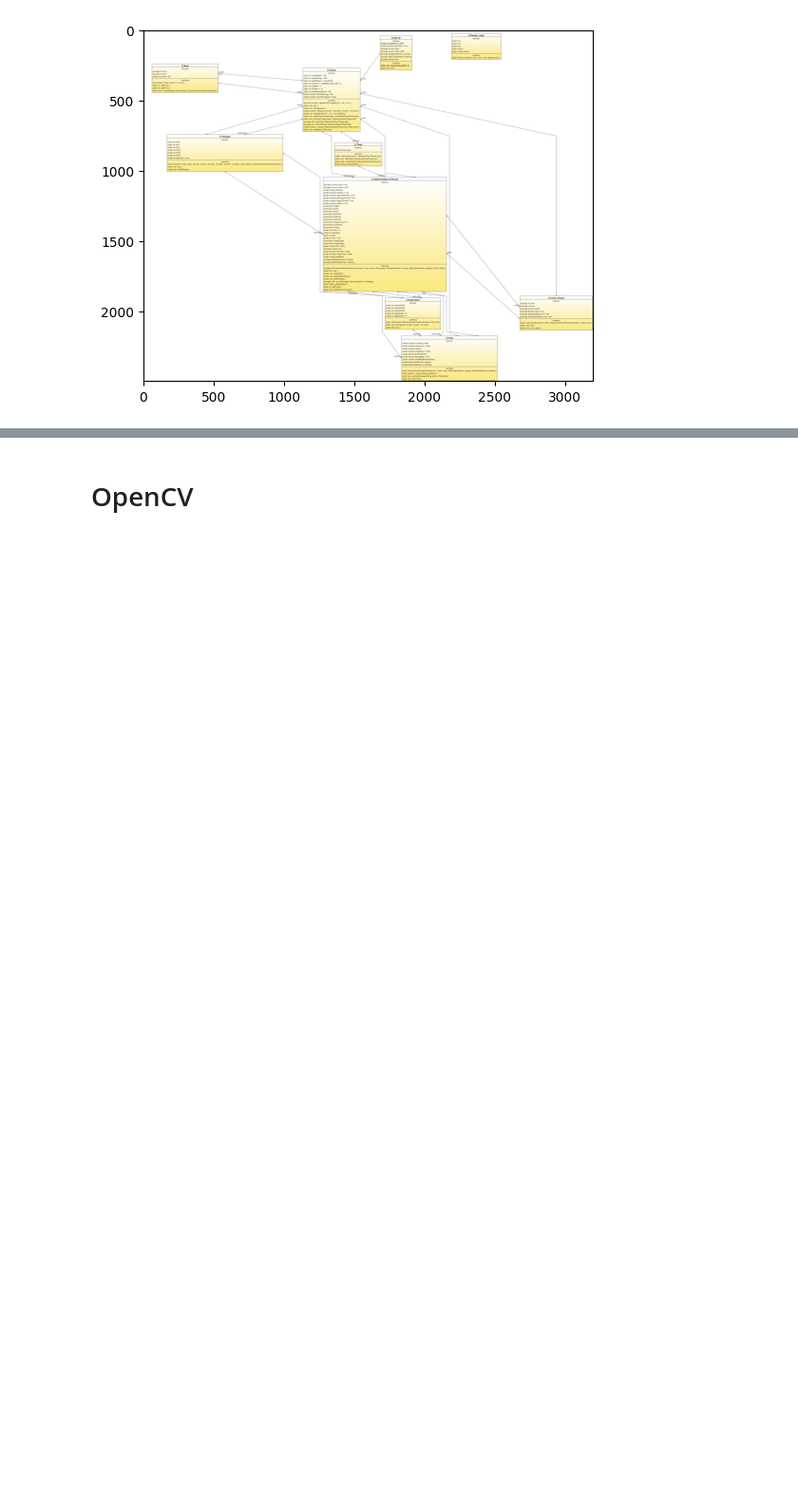
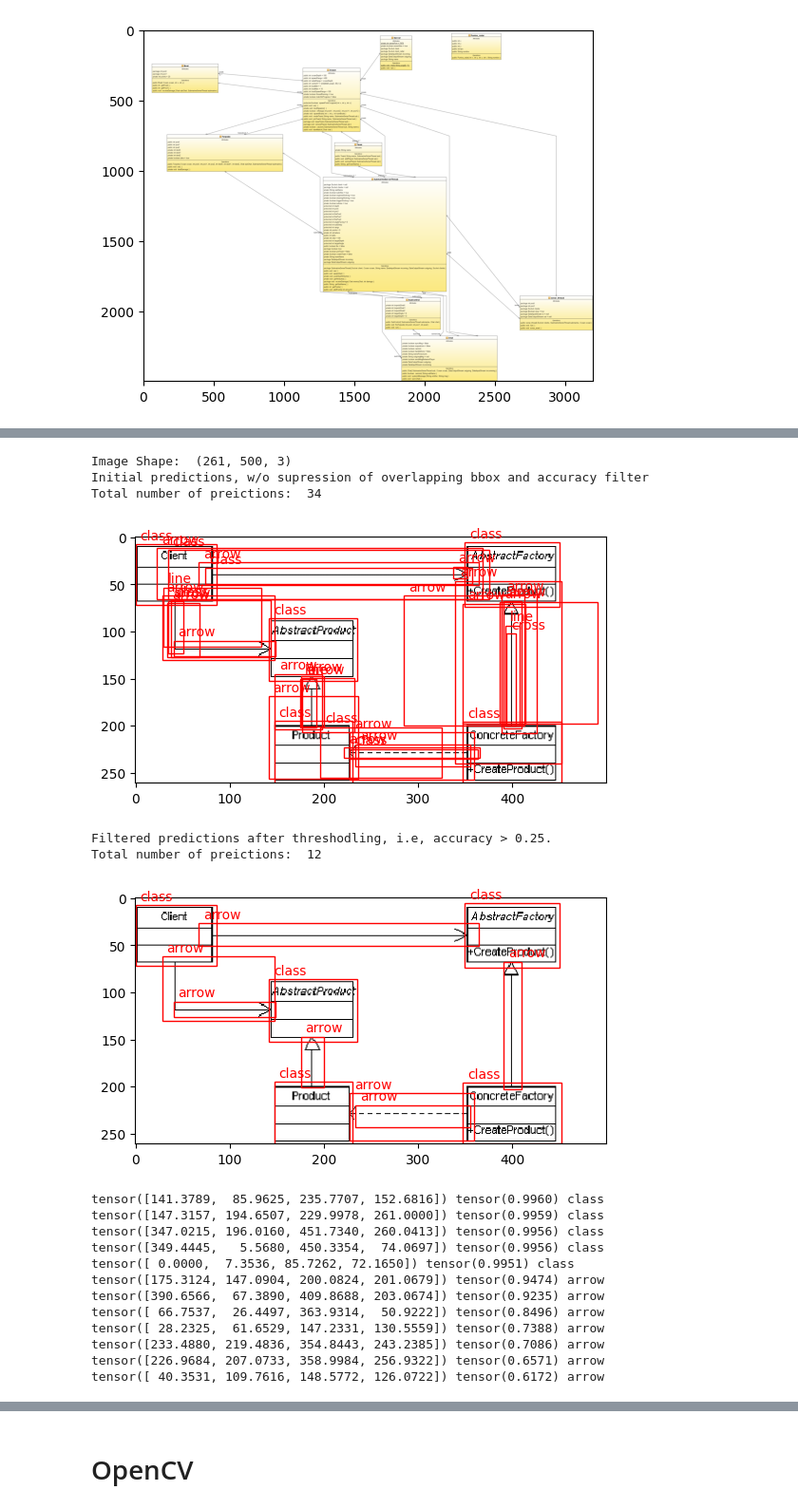
Before and after one commit to DomenicoArmillotta/MSC_thesis-Uml_quality_assessment_with_ML, a Jupyter notebook: provaOPENcv.ipynb, the cells around one changed output, grey strips where cells are left out. Shown at 95% size. Cells and saved outputs as stored; diff of their text form; code cells hidden in the pictures; blank space fills up the shorter version.

```diff
--- a/provaOPENcv.ipynb
+++ b/provaOPENcv.ipynb
@@ -289,0 +299,9 @@ tensor([402.6770,  96.5935, 500.0000, 152.6308]) tensor(0.0805) class
+# %%
+import torch
+
+# Definisci il percorso del file salvato
+path = "/content/drive/MyDrive/dataset_label/model/uml_weights.pth"
+categories = ['class', 'arrow' , 'cross' , 'line']
+
+# Carica il modello
+model = core.Model.load(path, categories)
@@ -289,0 +310,46 @@ tensor([402.6770,  96.5935, 500.0000, 152.6308]) tensor(0.0805) class
+# %%
+import numpy as np
+image=utils.read_image('/content/drive/My Drive/dataset_label/test/AbstractFactoryUML.png')
+print("Image Shape: ", image.shape)
+predictions = model.predict(image)
+labels, boxes, scores = predictions
+# Show all the predictions, without filtering
+print("Initial predictions, w/o supression of overlapping bbox and accuracy filter")
+print("Total number of preictions: ", len(boxes), "\n")
+visualize.show_labeled_image(image, boxes, labels)
+print("\n\n")
+
+# Filter the predictions, based on the accuracy of predictions
+acc_threshold = 0.50
+confident_idx = [idx for idx, entry in enumerate(scores) if entry >= acc_threshold]
+
+labels = [labels[idx] for idx in confident_idx]
+boxes, scores = boxes[confident_idx], scores[confident_idx]
+
+print("Filtered predictions after threshodling, i.e, accuracy > 0.25.")
+print("Total number of preictions: ", len(boxes), "\n")
+visualize.show_labeled_image(image, boxes, labels)
+print("\n")
+for category, pred, confidence in zip(labels, boxes, scores):
+  print(pred, confidence, category)
+# print(labels)
+# %% [output]
+Image Shape:  (261, 500, 3)
+Initial predictions, w/o supression of overlapping bbox and accuracy filter
+Total number of preictions:  34
+[figure, added]
+Filtered predictions after threshodling, i.e, accuracy > 0.25.
+Total number of preictions:  12
+[figure, added]
+tensor([141.3789,  85.9625, 235.7707, 152.6816]) tensor(0.9960) class
+tensor([147.3157, 194.6507, 229.9978, 261.0000]) tensor(0.9959) class
+tensor([347.0215, 196.0160, 451.7340, 260.0413]) tensor(0.9956) class
+tensor([349.4445,   5.5680, 450.3354,  74.0697]) tensor(0.9956) class
+tensor([ 0.0000,  7.3536, 85.7262, 72.1650]) tensor(0.9951) class
+tensor([175.3124, 147.0904, 200.0824, 201.0679]) tensor(0.9474) arrow
+tensor([390.6566,  67.3890, 409.8688, 203.0674]) tensor(0.9235) arrow
+tensor([ 66.7537,  26.4497, 363.9314,  50.9222]) tensor(0.8496) arrow
+tensor([ 28.2325,  61.6529, 147.2331, 130.5559]) tensor(0.7388) arrow
+tensor([233.4880, 219.4836, 354.8443, 243.2385]) tensor(0.7086) arrow
+tensor([226.9684, 207.0733, 358.9984, 256.9322]) tensor(0.6571) arrow
+tensor([ 40.3531, 109.7616, 148.5772, 126.0722]) tensor(0.6172) arrow
```
Also changed, not shown: parts of 16 cells of this notebook.
